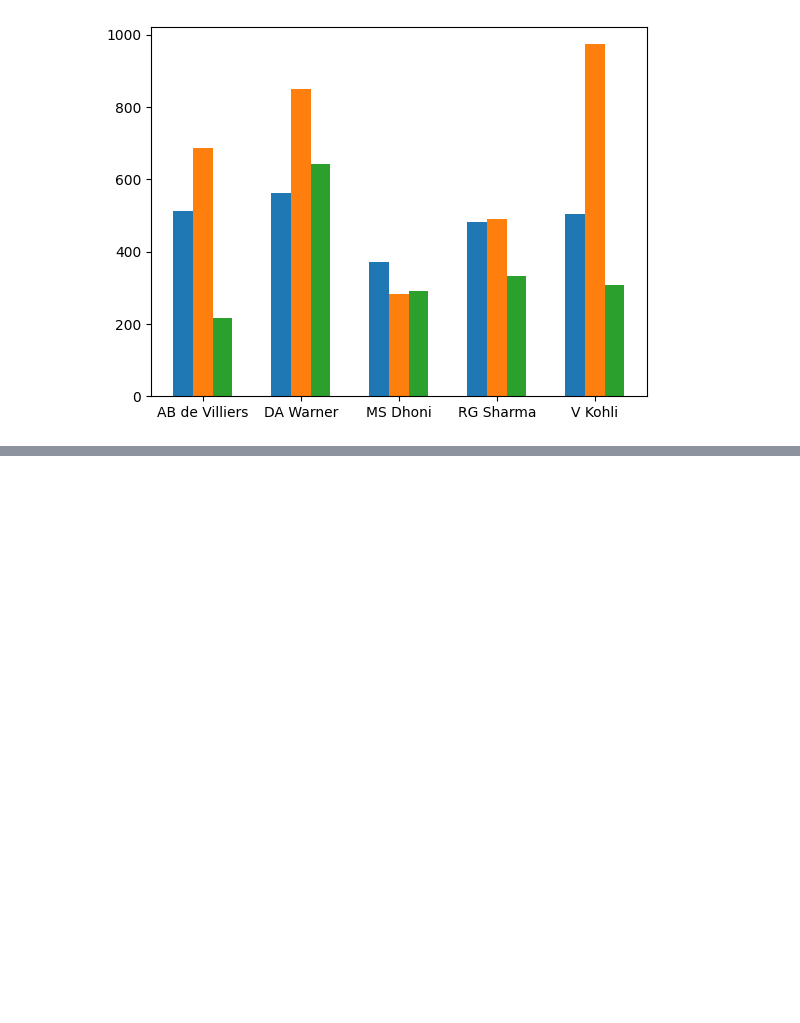
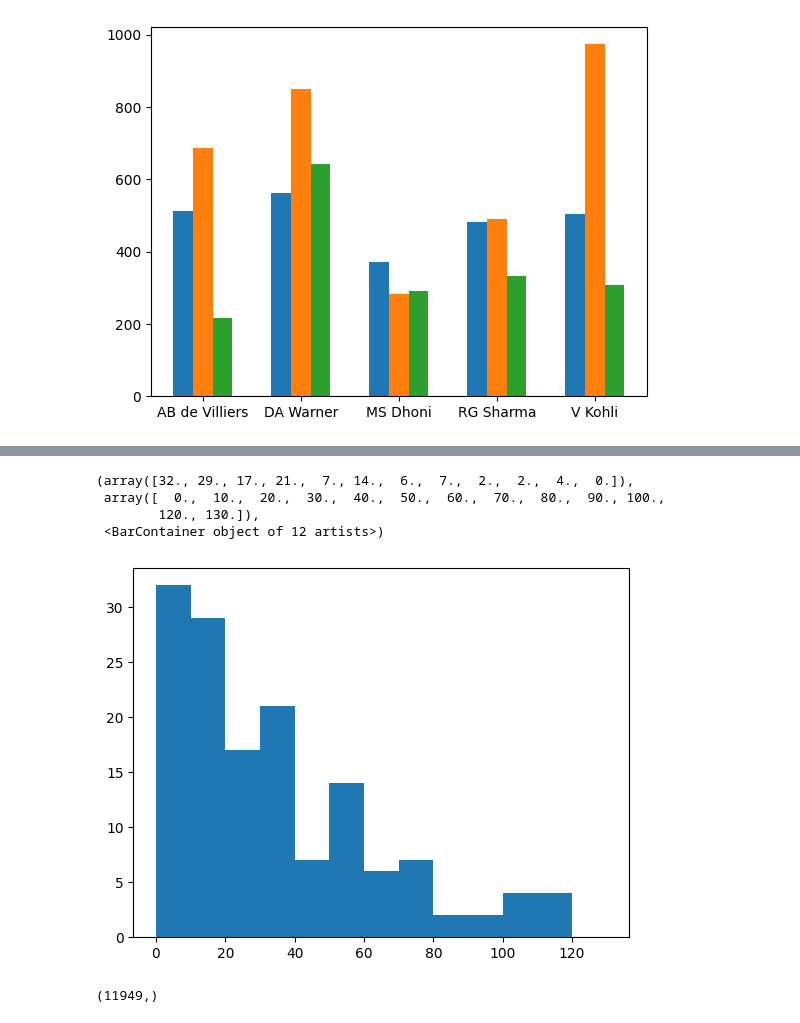
Before and after one commit to RazyAnas/MachineLearning, a Jupyter notebook: Matplotlib.ipynb, the cells around one changed output, grey strips where cells are left out. Cells and saved outputs as stored; diff of their text form; code cells hidden in the pictures; blank space fills up the shorter version.

```diff
--- a/Matplotlib.ipynb
+++ b/Matplotlib.ipynb
@@ -263,0 +309,2 @@ plt.xticks(np.arange(df.shape[0]), df['batsman'])
+# %%
+df = pd.read_csv("/content/drive/MyDrive/csvs/vk.csv")
@@ -263,0 +320,8 @@ plt.xticks(np.arange(df.shape[0]), df['batsman'])
+# %%
+plt.hist(df['batsman_runs'], bins = [0,10,20,30,40,50,60,70,80,90,100,120,130])
+# %% [output]
+(array([32., 29., 17., 21.,  7., 14.,  6.,  7.,  2.,  2.,  4.,  0.]),
+ array([  0.,  10.,  20.,  30.,  40.,  50.,  60.,  70.,  80.,  90., 100.,
+        120., 130.]),
+ <BarContainer object of 12 artists>)
+[figure, added]
@@ -263,0 +332,4 @@ plt.xticks(np.arange(df.shape[0]), df['batsman'])
+# %%
+arr.shape
+# %% [output]
+(11949,)
```
Also changed, not shown: parts of 24 cells of this notebook.
